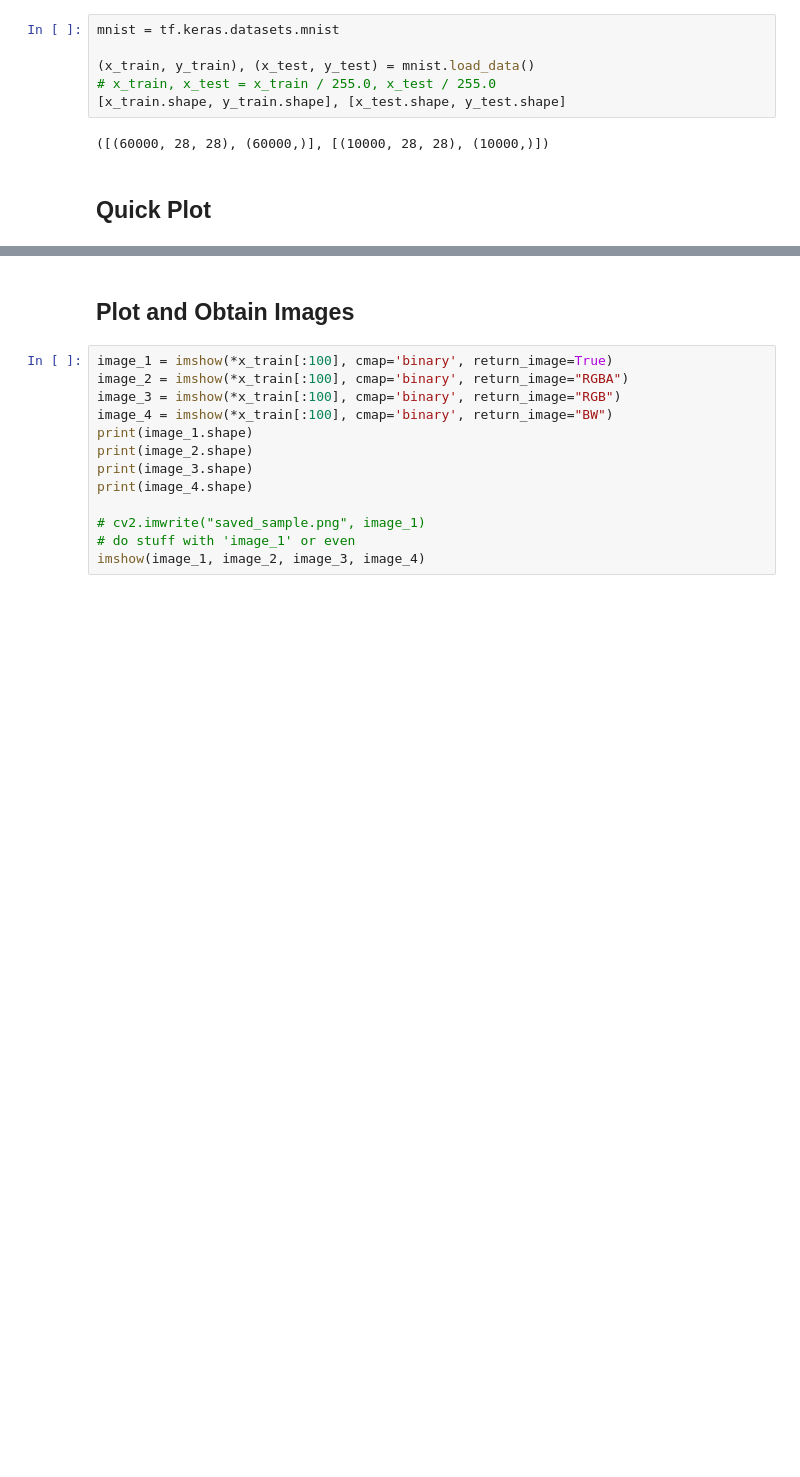
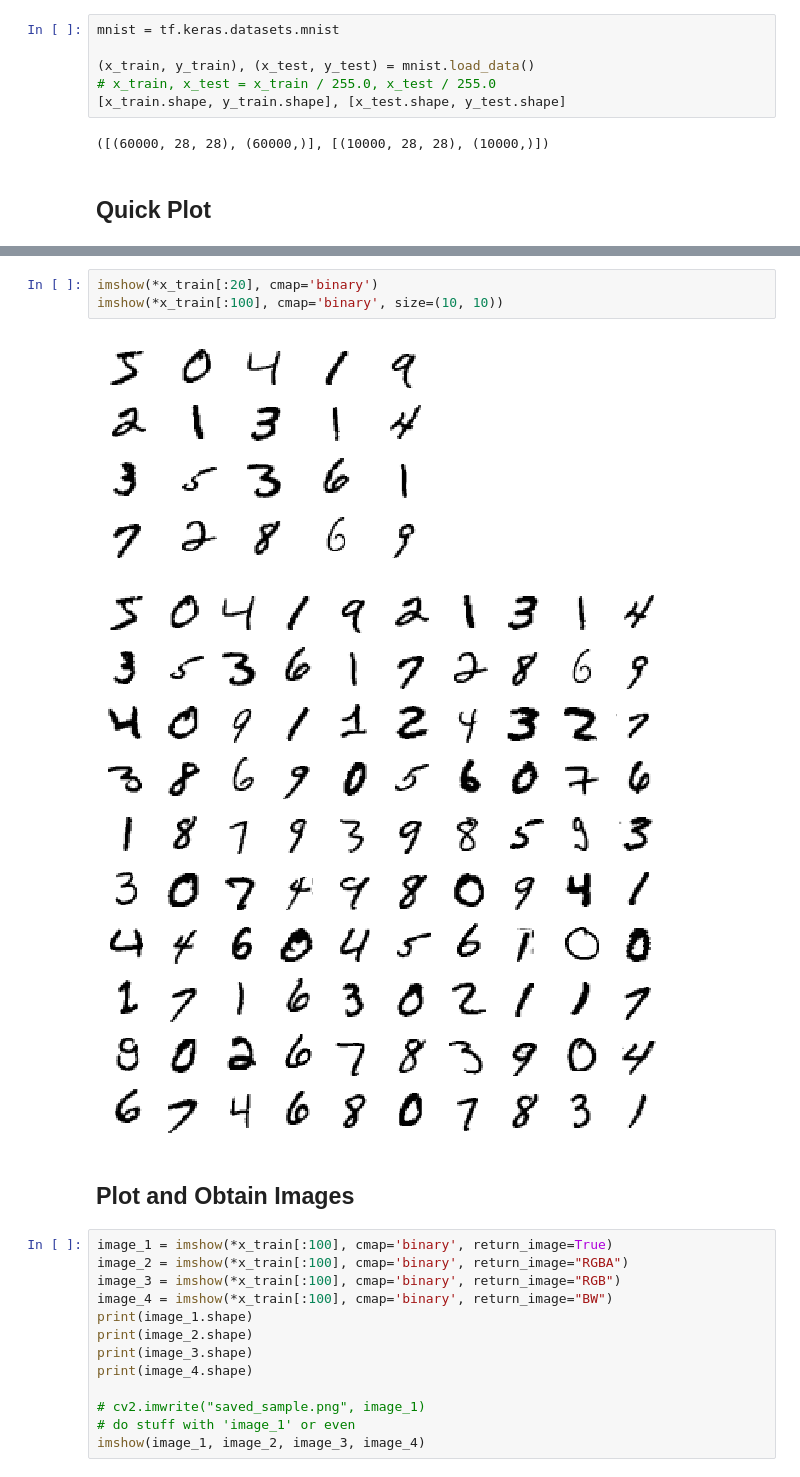
Before and after one commit to saravanabalagi/imshowtools, a Jupyter notebook: example/example.ipynb, the cells around one changed output, grey strips where cells are left out. Drawn from its saved outputs; the diff is of its cells as text; blank space fills up the shorter version.

Commit message:
Adding size attribute to set fig size; Bumping patch version

```diff
--- a/example/example.ipynb
+++ b/example/example.ipynb
@@ -26,3 +22,9 @@ imshow(*x_train[:100], cmap='binary')
+# %%
+imshow(*x_train[:20], cmap='binary')
+imshow(*x_train[:100], cmap='binary', size=(10, 10))
+# %% [output]
+[figure, added]
+[figure, added]
 # %% [markdown]
 ## Plot and Obtain Images
 # %%
```
Also changed, not shown: parts of 3 cells of this notebook, 4 other files.
